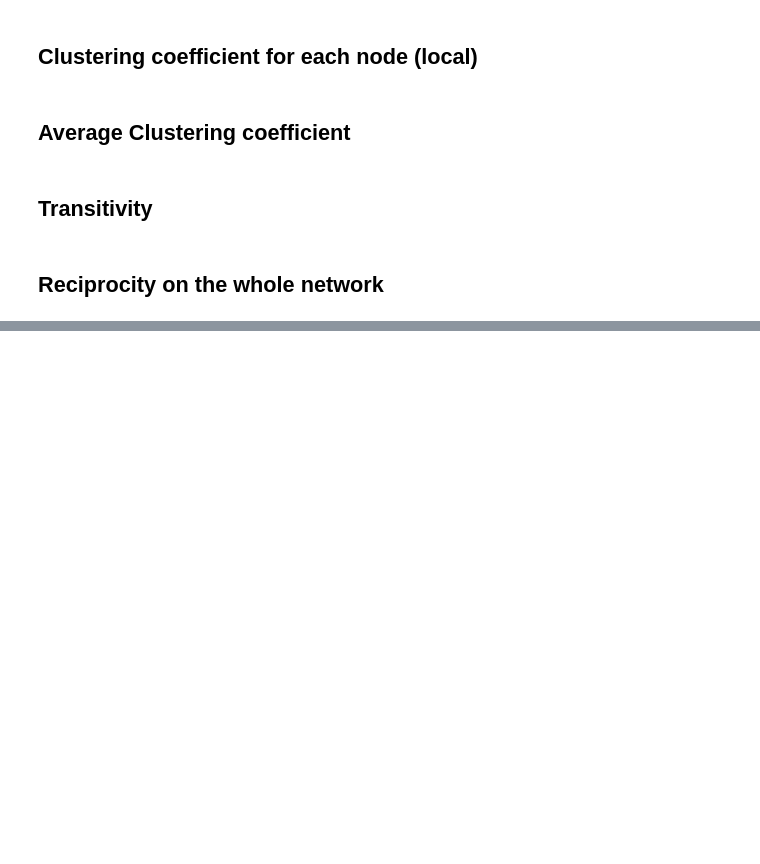
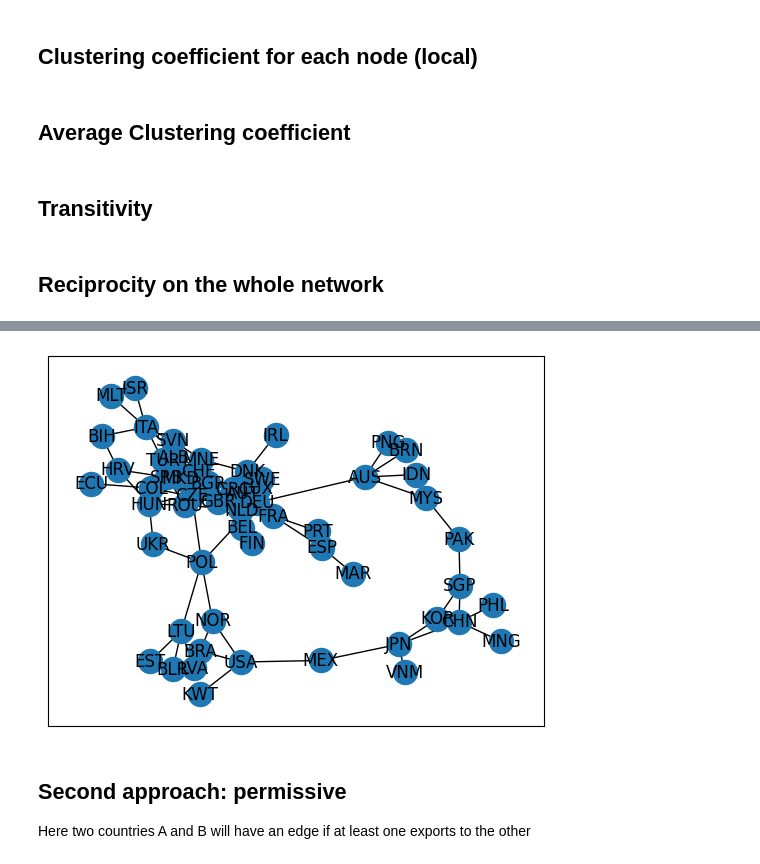
Before and after one commit to HumidBore/Social-Network-Analysis, a Jupyter notebook: SocialNetworkAnalysis.ipynb, the cells around one changed output, grey strips where cells are left out. Drawn from its saved outputs; the diff is of its cells as text; code cells hidden in the pictures; blank space fills up the shorter version.

```diff
--- a/SocialNetworkAnalysis.ipynb
+++ b/SocialNetworkAnalysis.ipynb
@@ -305,0 +412,8 @@ nx.reciprocity(G_total)
+# %%
+nx.draw_networkx(nx.subgraph_view(G_clique_cons, filter_node=functools.partial(filter_node, node_list=maximal_comp_cons),
+                                  filter_edge=functools.partial(filter_edge, node_list=maximal_comp_cons)), with_labels=True)
+# %% [output]
+[figure, added]
+# %% [markdown]
+## Second approach: permissive
+Here two countries A and B will have an edge if at least one exports to the other
```
Also changed, not shown: parts of 21 cells of this notebook.
